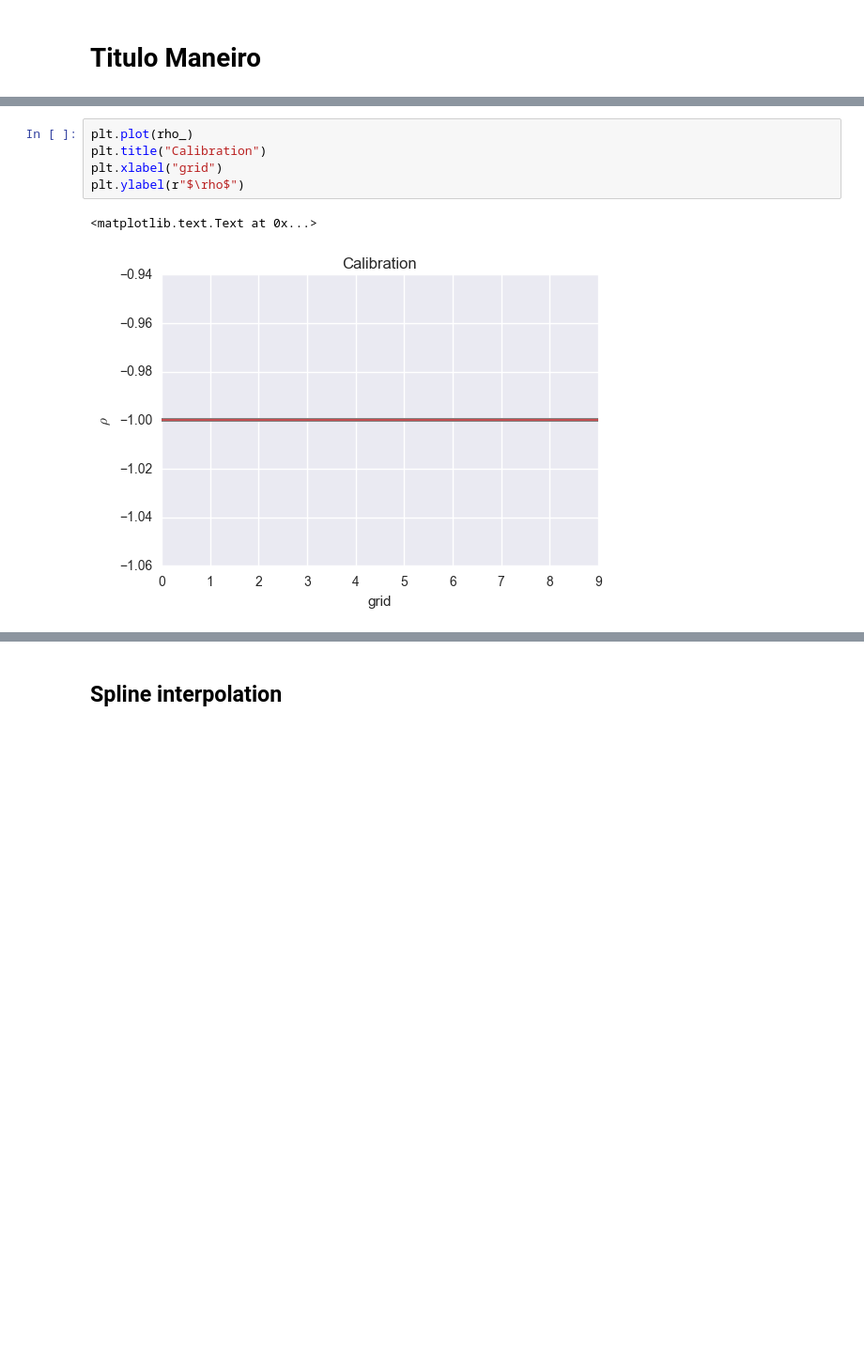
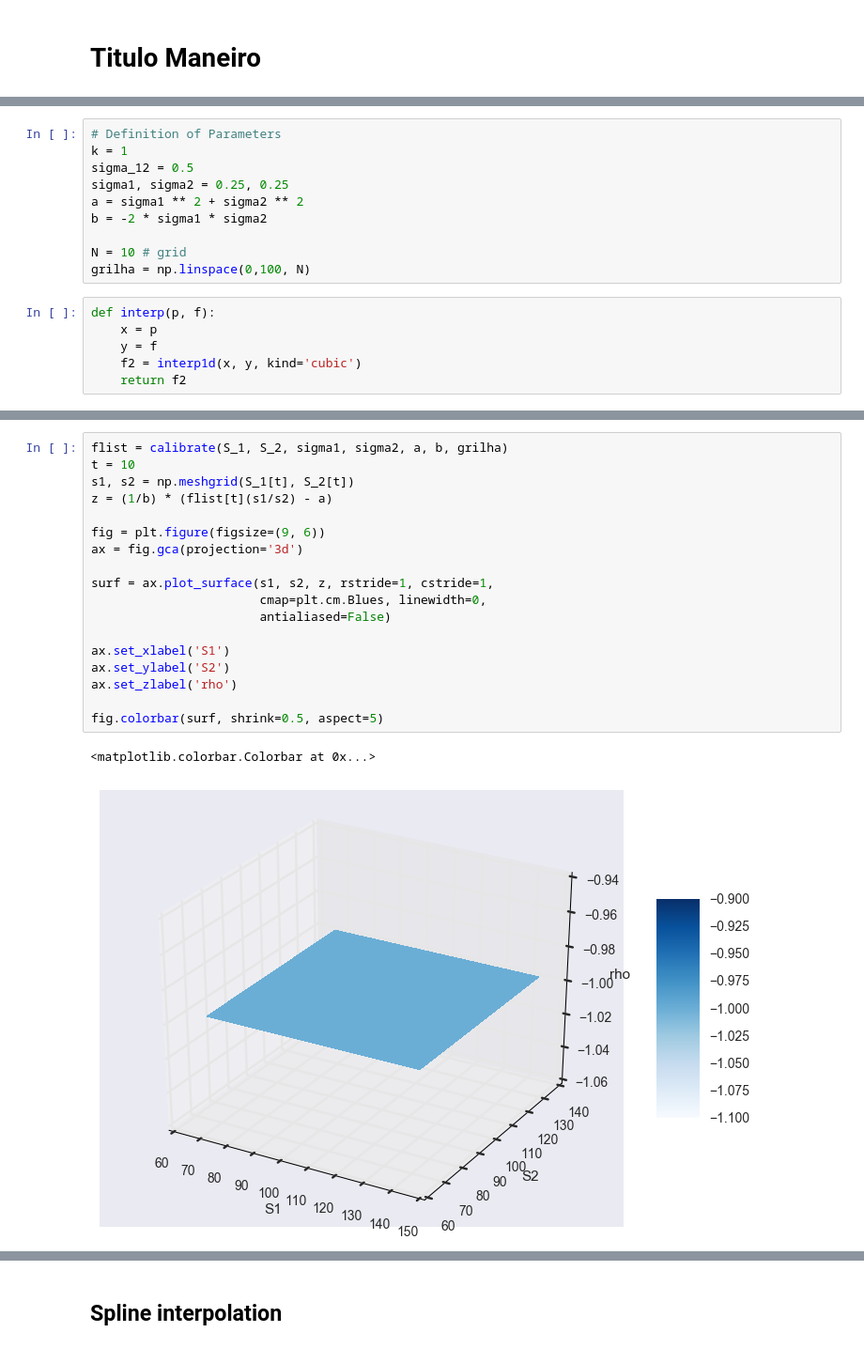
Before and after one commit to FelipeAndresG/FX-triangle, a Jupyter notebook: Code/FX_calibration.ipynb, the cells around one changed output, grey strips where cells are left out. Shown at 94% size. Cells and saved outputs as stored; diff of their text form; blank space fills up the shorter version.

```diff
--- a/Code/FX_calibration.ipynb
+++ b/Code/FX_calibration.ipynb
@@ -134 +142,17 @@ We are taking the case $\sigma_1 = \sigma_2 $ and $\rho=\dfrac{\sigma_1^2 + \sig
+# %%
+# Definition of Parameters
+k = 1
+sigma_12 = 0.5
+sigma1, sigma2 = 0.25, 0.25
+a = sigma1 ** 2 + sigma2 ** 2
+b = -2 * sigma1 * sigma2
+
+N = 10 # grid
+grilha = np.linspace(0,100, N)
+# %%
+def interp(p, f):
+    x = p
+    y = f
+    f2 = interp1d(x, y, kind='cubic')
+    return f2
 # %%
@@ -160,8 +176,21 @@ rho_ = (1/b)*(f - a)
-# %%
-plt.plot(rho_)
-plt.title("Calibration")
-plt.xlabel("grid")
-plt.ylabel(r"$\rho$")
-# %% [output]
-<matplotlib.text.Text at 0x...>
-[figure, removed]
+# %%
+flist = calibrate(S_1, S_2, sigma1, sigma2, a, b, grilha)
+t = 10
+s1, s2 = np.meshgrid(S_1[t], S_2[t])
+z = (1/b) * (flist[t](s1/s2) - a)
+
+fig = plt.figure(figsize=(9, 6))
+ax = fig.gca(projection='3d')
+
+surf = ax.plot_surface(s1, s2, z, rstride=1, cstride=1,
+                       cmap=plt.cm.Blues, linewidth=0,
+                       antialiased=False)
+
+ax.set_xlabel('S1')
+ax.set_ylabel('S2')
+ax.set_zlabel('rho')
+
+fig.colorbar(surf, shrink=0.5, aspect=5)
+# %% [output]
+<matplotlib.colorbar.Colorbar at 0x...>
+[figure, added]
```
Also changed, not shown: parts of 18 cells of this notebook.
